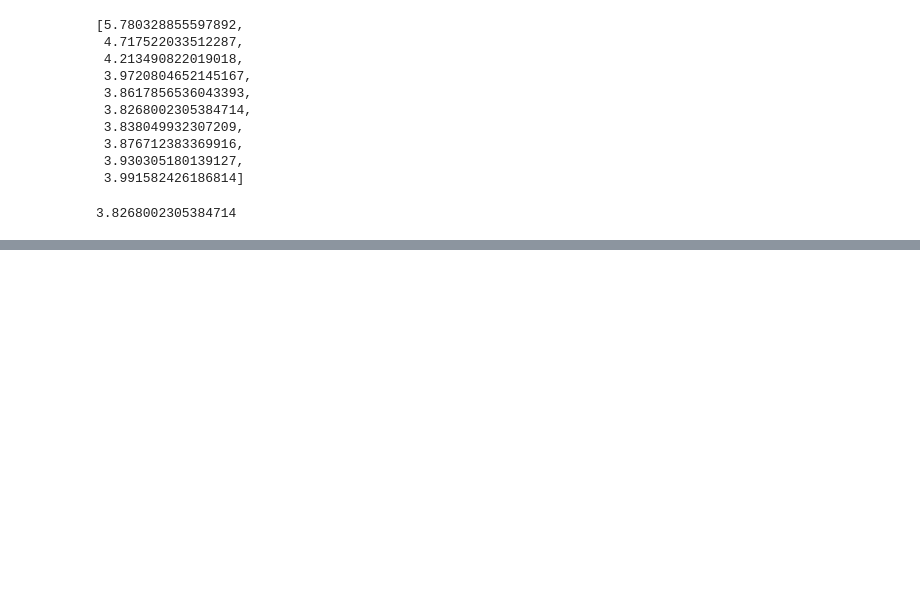
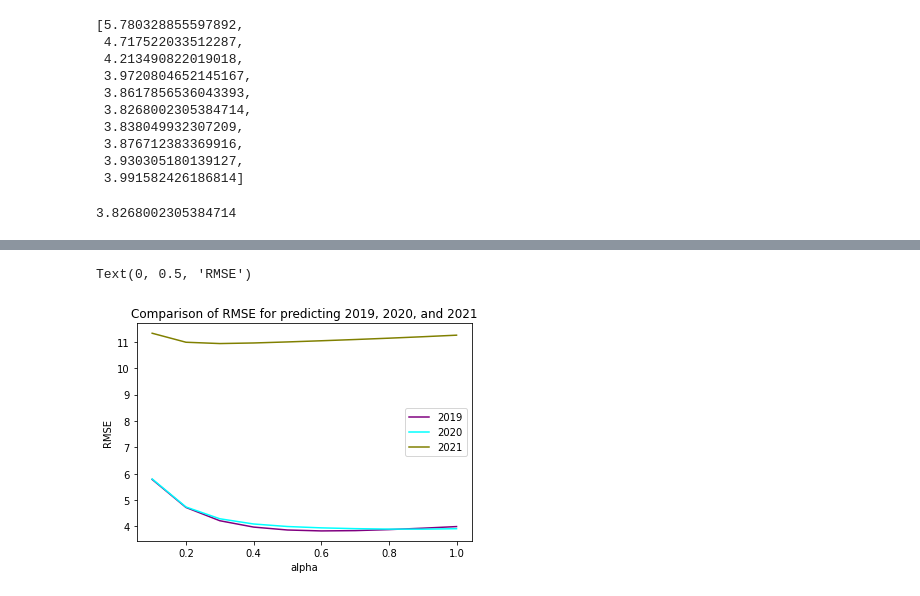
Before and after one commit to myrandaGoesToSpace/temporal-link-prediction, a Jupyter notebook: tensor-factorization-experiment.ipynb, the cells around one changed output, grey strips where cells are left out. Cells and saved outputs as stored; diff of their text form; code cells hidden in the pictures; blank space fills up the shorter version.

```diff
--- a/tensor-factorization-experiment.ipynb
+++ b/tensor-factorization-experiment.ipynb
@@ -173,0 +196,3 @@ preds_all_years[5]
+# %%
+slice_2020 = get_slice(factors[1], factors[2], factors[0][8], weights)
+slice_2021 = get_slice(factors[1], factors[2], factors[0][9], weights)
@@ -173,0 +210,15 @@ preds_all_years[5]
+# %%
+def predict_year(num_years, slice_year):
+    rmse = []
+    for alpha in [0.1, 0.2, 0.3, 0.4, 0.5, 0.6, 0.7, 0.8, 0.9, 1.0]:
+        C = exponential_smoothing_recursive(factors[0][0:num_years], alpha = alpha)
+        forecast = get_slice(factors[1], factors[2], C, weights, suppress_output=True)
+        rmse.append(RMSE(slice_year, forecast))
+
+    return rmse
+# %%
+# does it predict well on 2020/2021?
+prediction_2020 = []
+for i in range(8, 9):
+    prediction_2020.append(predict_year(i, slice_2020))
+prediction_2020
@@ -173,0 +236,5 @@ preds_all_years[5]
+# %%
+prediction_2021 = []
+for i in range(8, 10):
+    prediction_2021.append(predict_year(i, slice_2021))
+prediction_2021
@@ -173,0 +262,13 @@ preds_all_years[5]
+# %%
+plt.plot(alphas, preds_all_years, color="purple")
+plt.plot(alphas, prediction_2020[-1], color="cyan")
+plt.plot(alphas, prediction_2021[-1], color="olive")
+
+
+plt.title("Comparison of RMSE for predicting 2019, 2020, and 2021")
+plt.legend(["2019","2020", "2021"])
+plt.xlabel("alpha")
+plt.ylabel("RMSE")
+# %% [output]
+Text(0, 0.5, 'RMSE')
+[figure, added]
```
Also changed, not shown: parts of 8 cells of this notebook.
